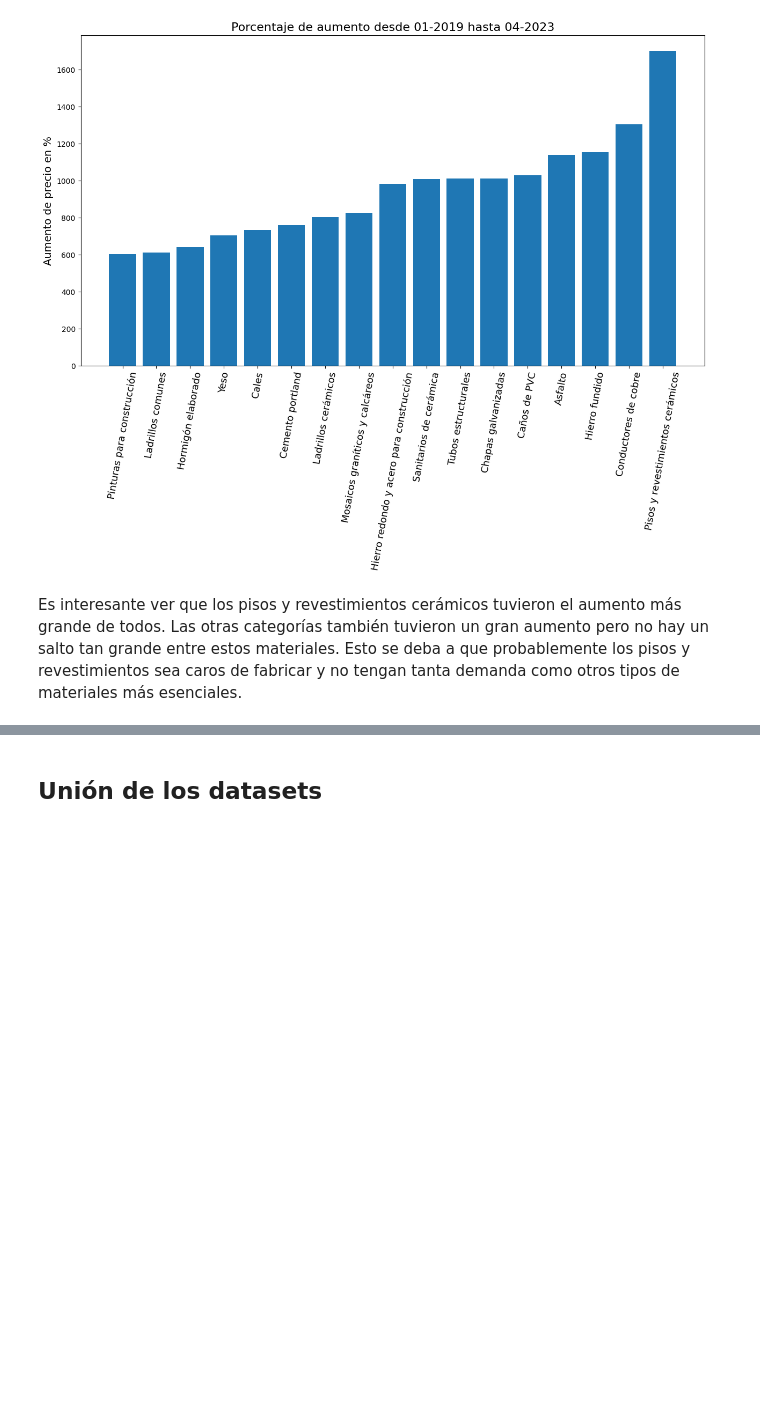
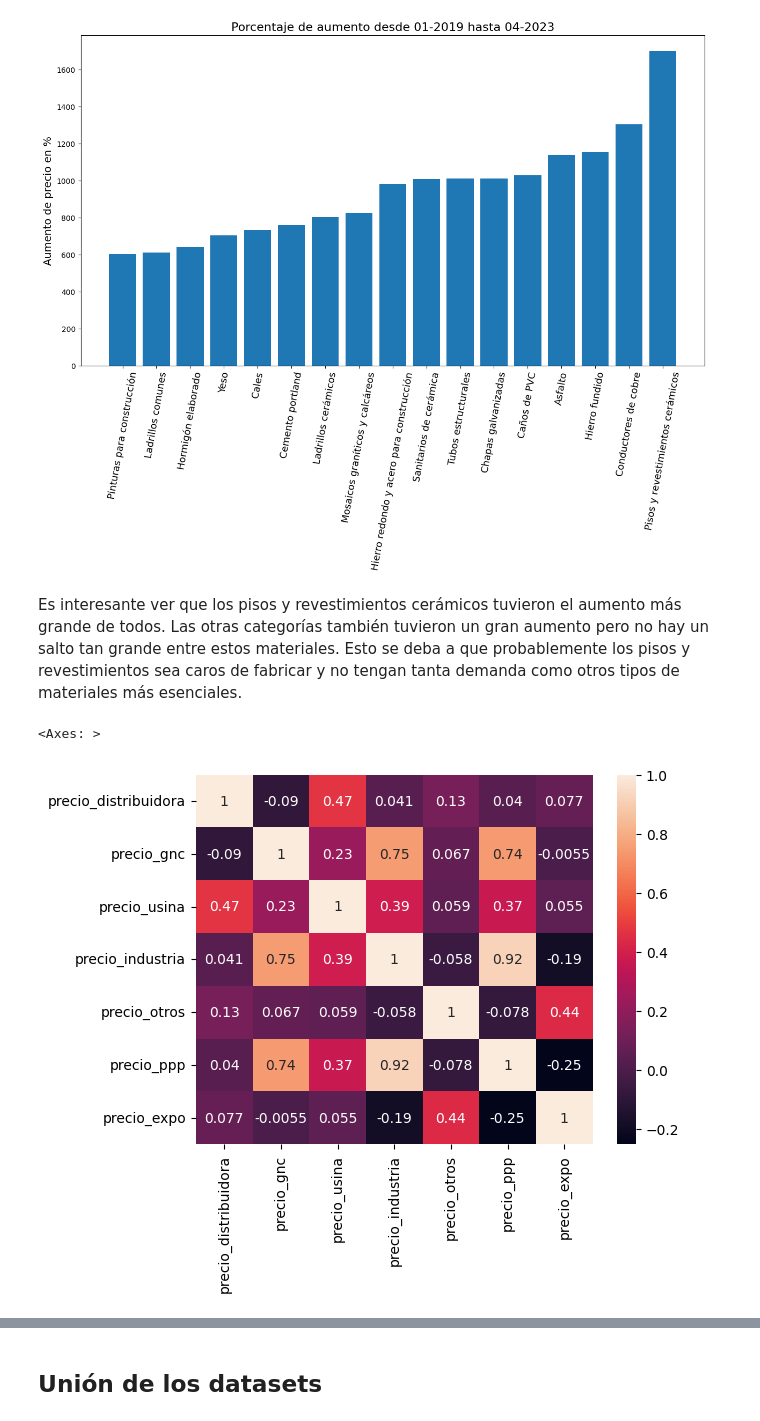
Before and after one commit to Isaiasgaray/fundamentos_final, a Jupyter notebook: TP_Final.ipynb, the cells around one changed output, grey strips where cells are left out. Drawn from its saved outputs; the diff is of its cells as text; code cells hidden in the pictures; blank space fills up the shorter version.

```diff
--- a/TP_Final.ipynb
+++ b/TP_Final.ipynb
@@ -187,3 +187,14 @@ Text(0, 0.5, 'Aumento de precio en %')
 [figure]
 # %% [markdown]
 Es interesante ver que los pisos y revestimientos cerámicos tuvieron el aumento más grande de todos. Las otras categorías también tuvieron un gran aumento pero no hay un salto tan grande entre estos materiales. Esto se deba a que probablemente los pisos y revestimientos sea caros de fabricar y no tengan tanta demanda como otros tipos de materiales más esenciales.
+# %%
+sns.heatmap(
+    cuencas_total[[
+        columna for columna
+        in cuencas_total.columns
+        if columna.startswith('precio_')
+    ]].corr(), annot=True
+)
+# %% [output]
+<Axes: >
+[figure, added]
```
Also changed, not shown: parts of 9 cells of this notebook.
